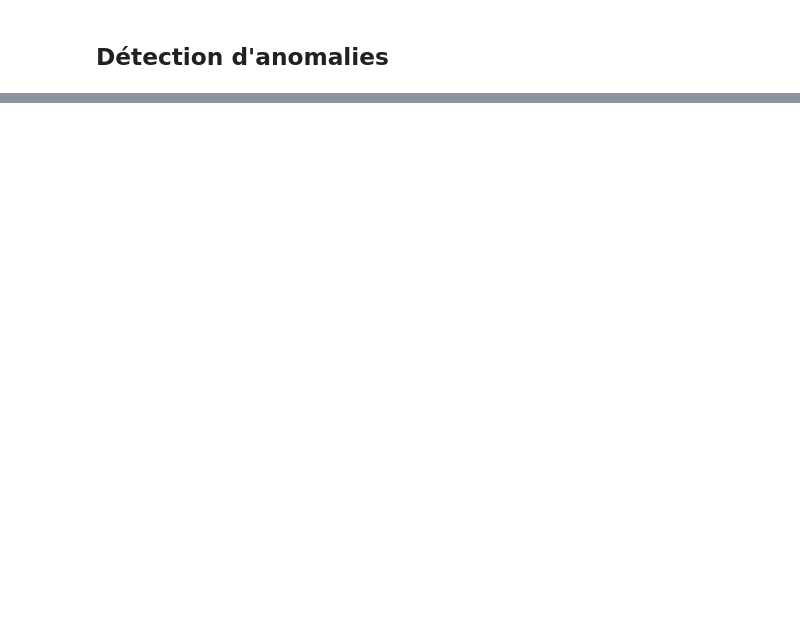
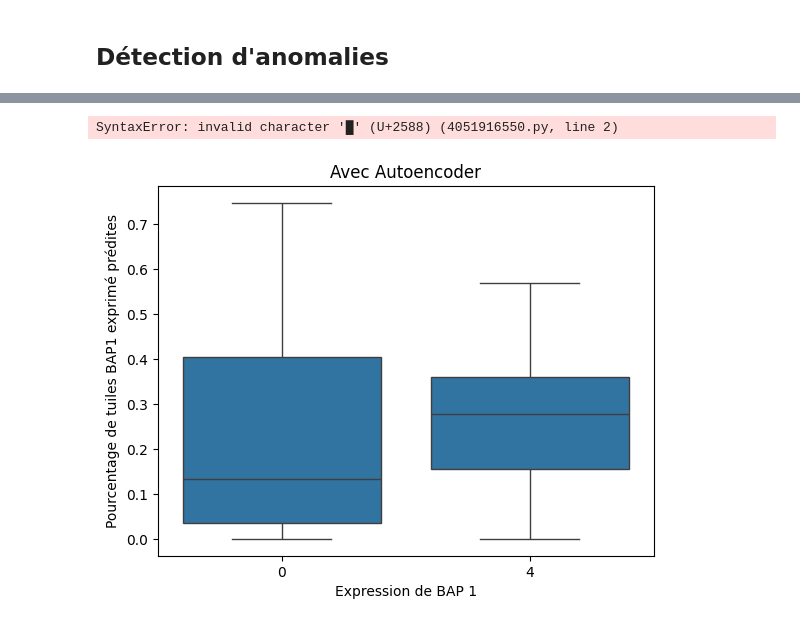
Before and after one commit to tchalas1/Projet-5BIM-CLB_Mesopath, a Jupyter notebook: CONCH_embeddings_exploration.ipynb, the cells around one changed output, grey strips where cells are left out. Cells and saved outputs as stored; diff of their text form; code cells hidden in the pictures; blank space fills up the shorter version.

```diff
--- a/CONCH_embeddings_exploration.ipynb
+++ b/CONCH_embeddings_exploration.ipynb
@@ -387,0 +416,24 @@ Accuracy autoencoder : 0.3888888888888889
+# %%
+0.15:
+Training: 100%|██████████| 10/10 [00:33<00:00,  3.34s/it]
+Pli 0 :
+Accuracy autoencoder : 0.6111111111111112
+Training: 100%|██████████| 10/10 [00:25<00:00,  2.52s/it]
+Pli 1 :
+Accuracy autoencoder : 0.6666666666666666
+Training: 100%|██████████| 10/10 [00:35<00:00,  3.57s/it]
+Pli 2 :
+Accuracy autoencoder : 0.6111111111111112
+# %% [output]
+SyntaxError: invalid character '█' (U+2588) (4051916550.py, line 2)
+# %%
+d = {'BAP1_mutation': all_real_results, 'KNN_BAP1_Perc': perc_autoencoder}
+df_results = pd.DataFrame(data=d)
+
+sns.boxplot(data=df_results, x="BAP1_mutation", y="KNN_BAP1_Perc")
+plt.xlabel('Expression de BAP 1')
+plt.ylabel('Pourcentage de tuiles BAP1 exprimé prédites')
+plt.title("Avec Autoencoder")
+plt.show()
+# %% [output]
+[figure, added]
```
Also changed, not shown: parts of 12 cells of this notebook.
